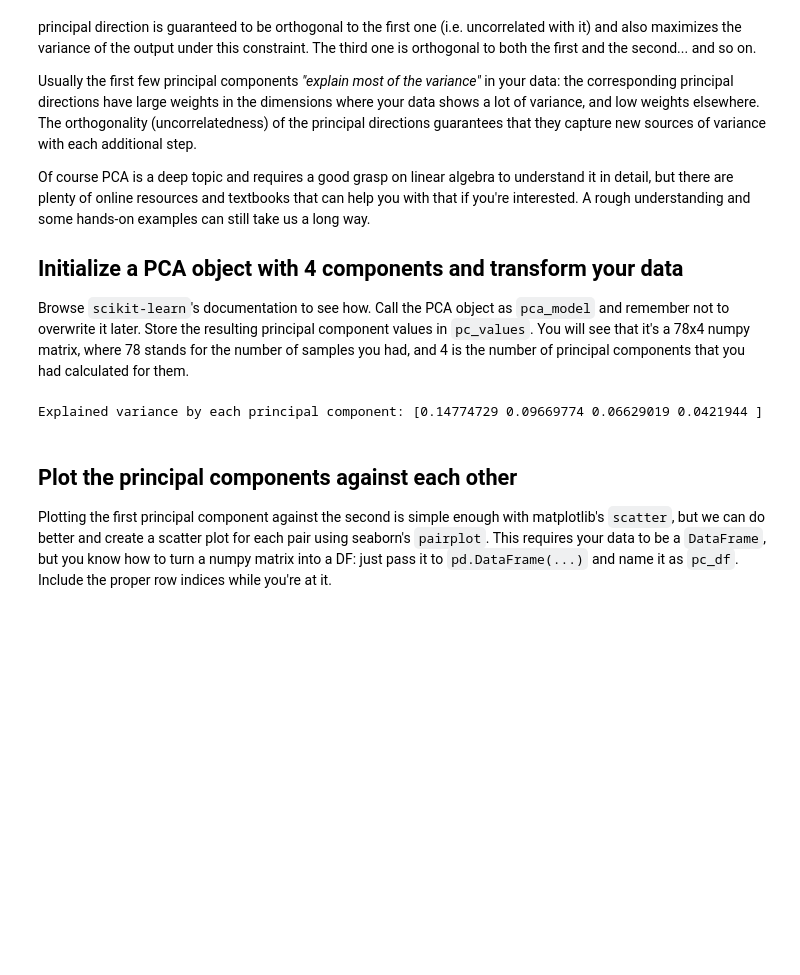
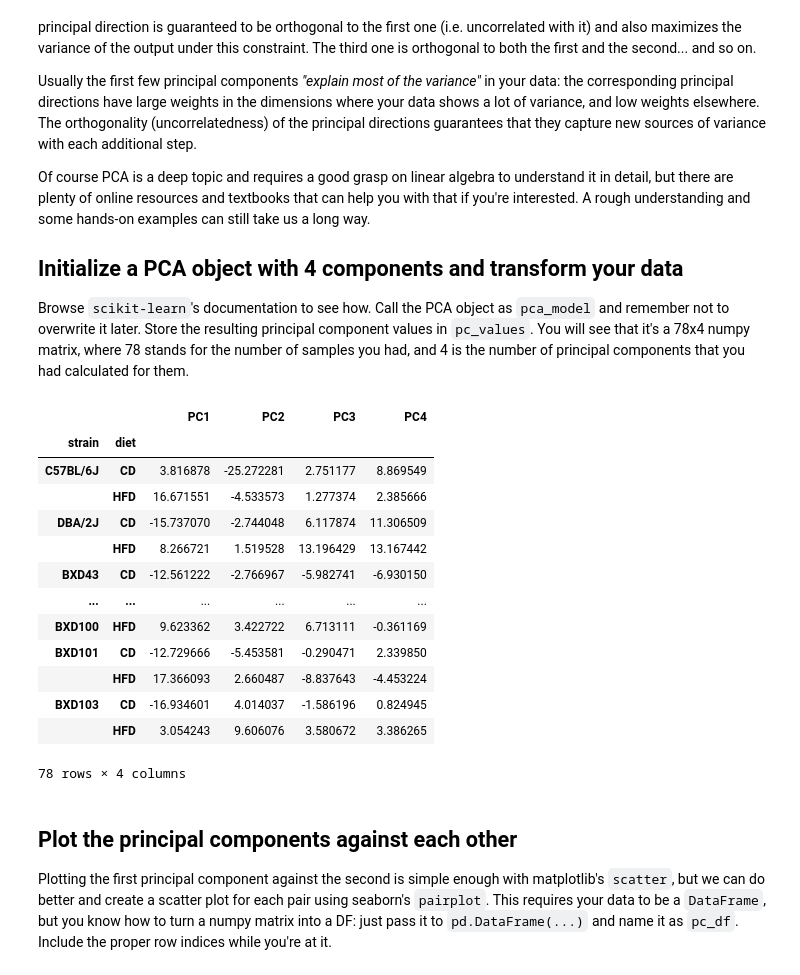
Before and after one commit to PeterBrederlow/PracticalIntegrativeBioinformatics, a Jupyter notebook: Day7-Unsupervised_ML.ipynb, the cells around one changed output. Drawn from its saved outputs; the diff is of its cells as text; code cells hidden in the pictures; blank space fills up the shorter version.

```diff
--- a/Day7-Unsupervised_ML.ipynb
+++ b/Day7-Unsupervised_ML.ipynb
@@ -97,12 +97,25 @@ Browse `scikit-learn`'s documentation to see how. Call the PCA object as `pca_mo
 # %%
 # YOUR CODE HERE
 pca_model = PCA(n_components=4)
 pca_result = pca_model.fit_transform(data)
 pca_result = pd.DataFrame(pca_result, columns=[f'PC{i+1}' for i in range(pca_result.shape[1])], index=data.index)
 pc_values = pca_model.explained_variance_ratio_
-print("Explained variance by each principal component:", pc_values)
+pca_result
 # %% [output]
+|  |  | PC1 | PC2 | PC3 | PC4 |
+| strain | diet |  |  |  |  |
+| C57BL/6J | CD | 3.816878 | -25.272281 | 2.751177 | 8.869549 |
+|  | HFD | 16.671551 | -4.533573 | 1.277374 | 2.385666 |
+| DBA/2J | CD | -15.737070 | -2.744048 | 6.117874 | 11.306509 |
+|  | HFD | 8.266721 | 1.519528 | 13.196429 | 13.167442 |
+| BXD43 | CD | -12.561222 | -2.766967 | -5.982741 | -6.930150 |
+| ... | ... | ... | ... | ... | ... |
+| BXD100 | HFD | 9.623362 | 3.422722 | 6.713111 | -0.361169 |
+| BXD101 | CD | -12.729666 | -5.453581 | -0.290471 | 2.339850 |
+|  | HFD | 17.366093 | 2.660487 | -8.837643 | -4.453224 |
+| BXD103 | CD | -16.934601 | 4.014037 | -1.586196 | 0.824945 |
+|  | HFD | 3.054243 | 9.606076 | 3.580672 | 3.386265 |
-Explained variance by each principal component: [0.14774729 0.09669774 0.06629019 0.0421944 ]
+78 rows × 4 columns
 # %% [markdown]
 ## Plot the principal components against each other
 
```
Also changed, not shown: parts of 4 cells of this notebook, 2 other files.
